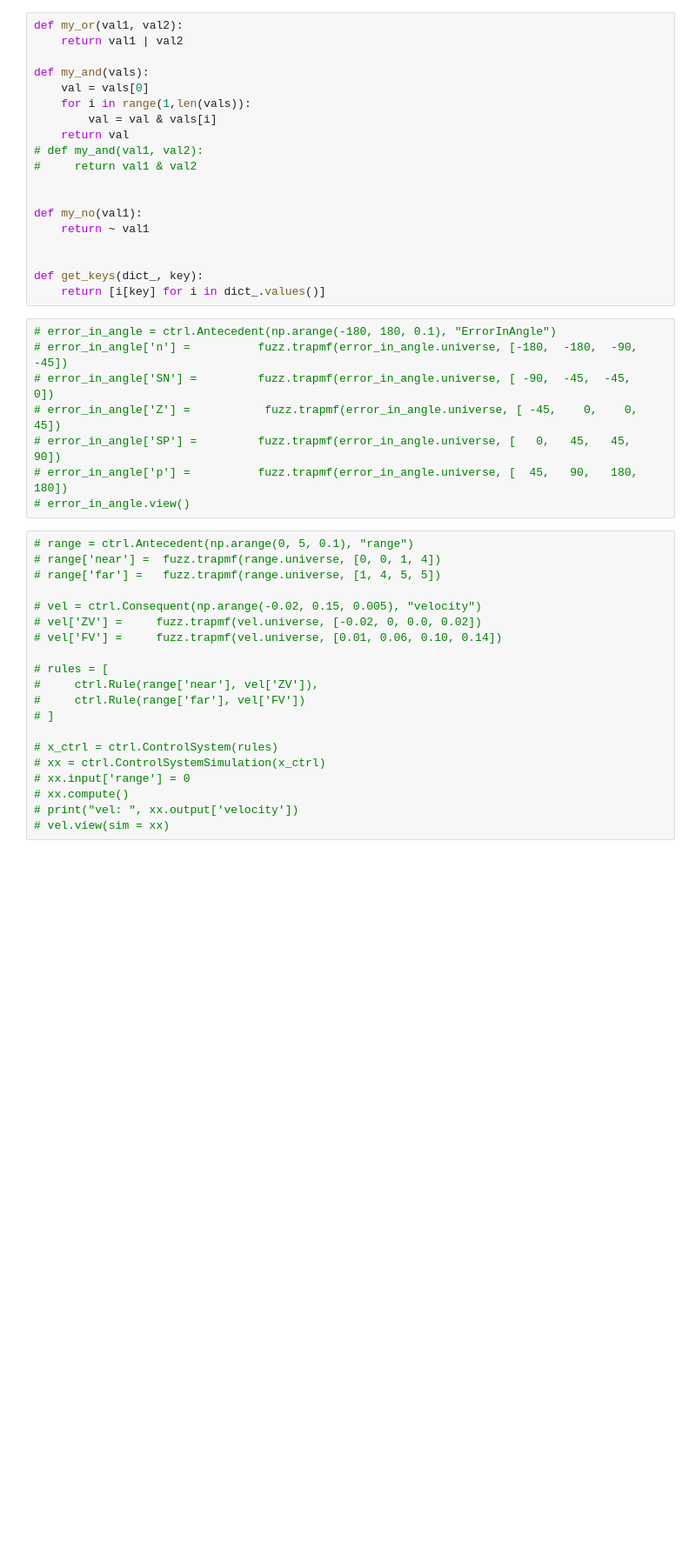
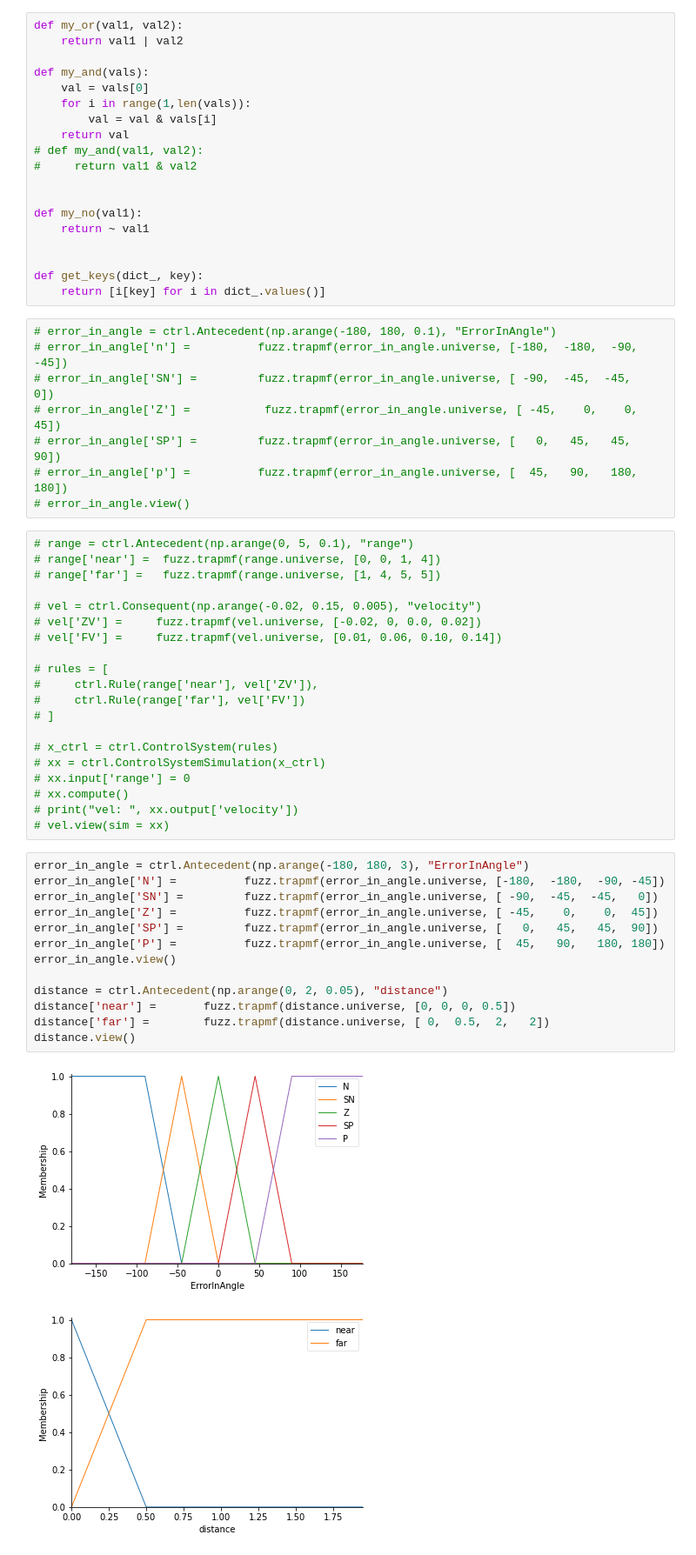
Before and after one commit to Esesna/FuzzyLogic_and_GA, a Jupyter notebook: nodes/testFuzzy.ipynb, the cells around one changed output. Shown at 87% size. Saved outputs shown, nothing was run; the diff lists cells and outputs as text; blank space fills up the shorter version.

```diff
--- a/nodes/testFuzzy.ipynb
+++ b/nodes/testFuzzy.ipynb
@@ -52,6 +52,22 @@ def get_keys(dict_, key):
 # xx.compute()
 # print("vel: ", xx.output['velocity'])
 # vel.view(sim = xx)
+# %%
+error_in_angle = ctrl.Antecedent(np.arange(-180, 180, 3), "ErrorInAngle")
+error_in_angle['N'] =          fuzz.trapmf(error_in_angle.universe, [-180,  -180,  -90, -45])
+error_in_angle['SN'] =         fuzz.trapmf(error_in_angle.universe, [ -90,  -45,  -45,   0])
+error_in_angle['Z'] =          fuzz.trapmf(error_in_angle.universe, [ -45,    0,    0,  45])
+error_in_angle['SP'] =         fuzz.trapmf(error_in_angle.universe, [   0,   45,   45,  90])
+error_in_angle['P'] =          fuzz.trapmf(error_in_angle.universe, [  45,   90,   180, 180])
+error_in_angle.view()
+
+distance = ctrl.Antecedent(np.arange(0, 2, 0.05), "distance")
+distance['near'] =       fuzz.trapmf(distance.universe, [0, 0, 0, 0.5])
+distance['far'] =        fuzz.trapmf(distance.universe, [ 0,  0.5,  2,   2])
+distance.view()
+# %% [output]
+[figure, added]
+[figure, added]
 # %%
 
 # T(Front, Left, Right) = {N (Near); M (Мiddle); F (Far)}
```
Also changed, not shown: parts of 3 cells of this notebook, 6 other files.
